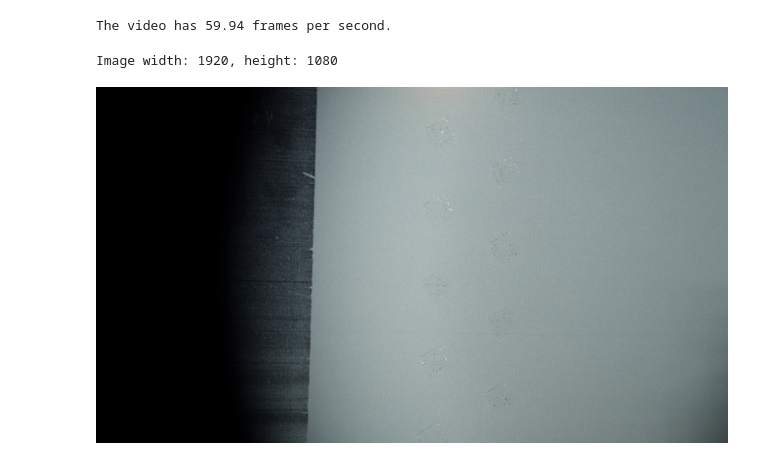
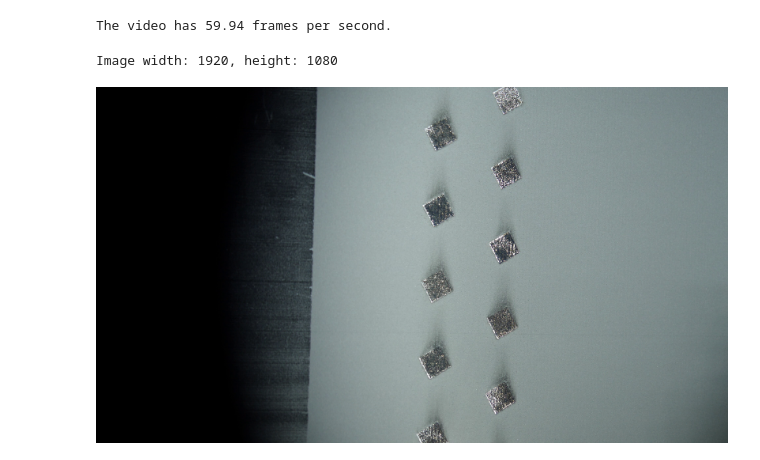
Before and after one commit to JSJeong-me/RNX, a Jupyter notebook: frame-sampling-colab.ipynb, the cells around one changed output. Saved outputs shown, nothing was run; the diff lists cells and outputs as text; code cells hidden in the pictures.

```diff
--- a/frame-sampling-colab.ipynb
+++ b/frame-sampling-colab.ipynb
@@ -73,25 +73,25 @@ print("Done!")
 # %%
 # Google Colab에서 필요한 라이브러리를 설치합니다.
 # !pip install opencv-python
 
 # 필요한 모듈을 임포트합니다.
 import cv2
 from google.colab.patches import cv2_imshow
 
 # 이미지 파일을 읽습니다.
-image = cv2.imread('frames_output/20230812_091738.png')
+image = cv2.imread('frames_output/20230812_092522.png')
 
 # 이미지 파일이 제대로 읽혔는지 확인합니다.
 if image is None:
     print("Error: Couldn't read the image file.")
     exit()
 
 # 이미지의 너비와 높이를 확인합니다.
 height, width, _ = image.shape
 print(f"Image width: {width}, height: {height}")
 
 # cv2_imshow를 사용하여 이미지를 표시합니다.
 cv2_imshow(image)
 # %% [output]
 Image width: 1920, height: 1080
-[figure, old version]
+[figure, new version]
```
